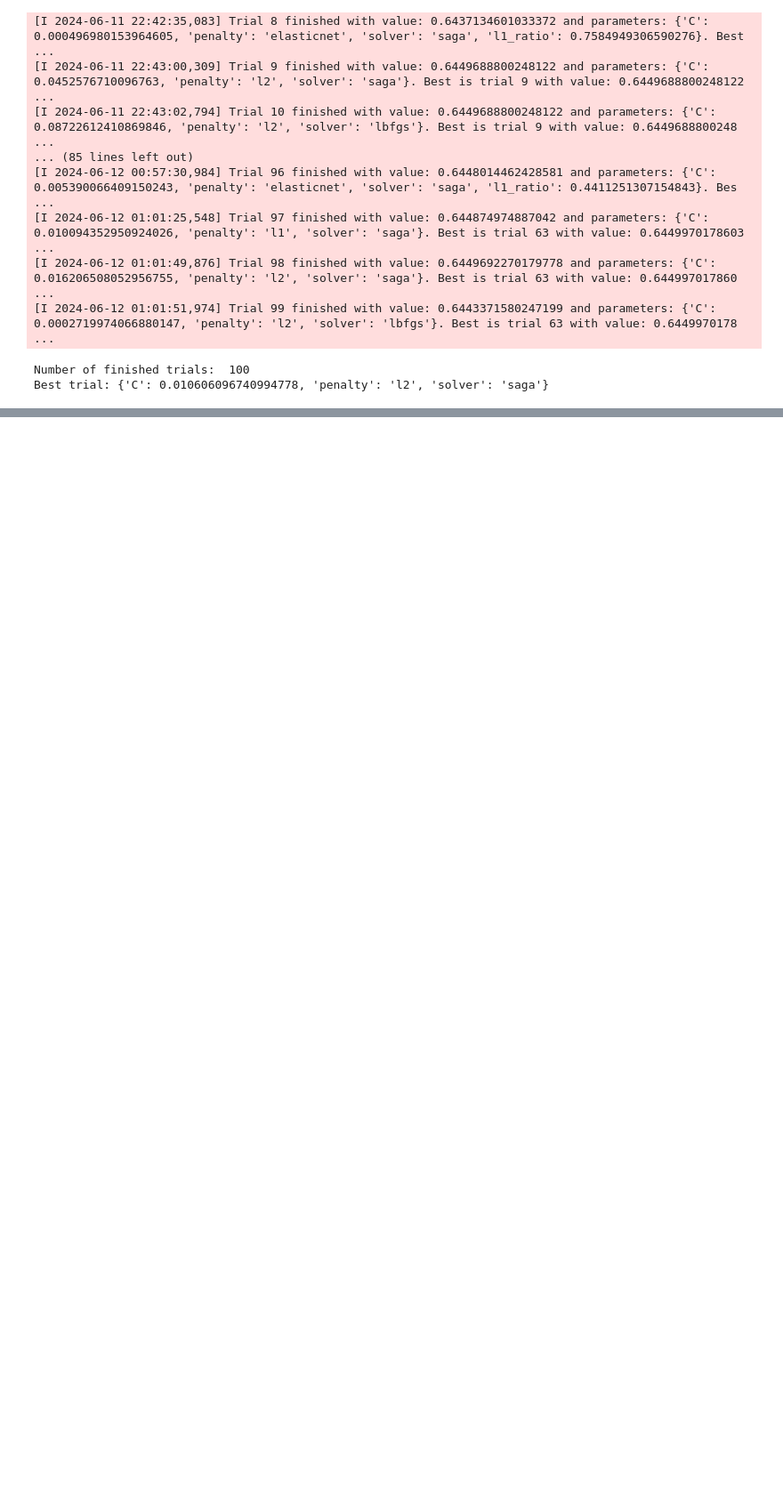
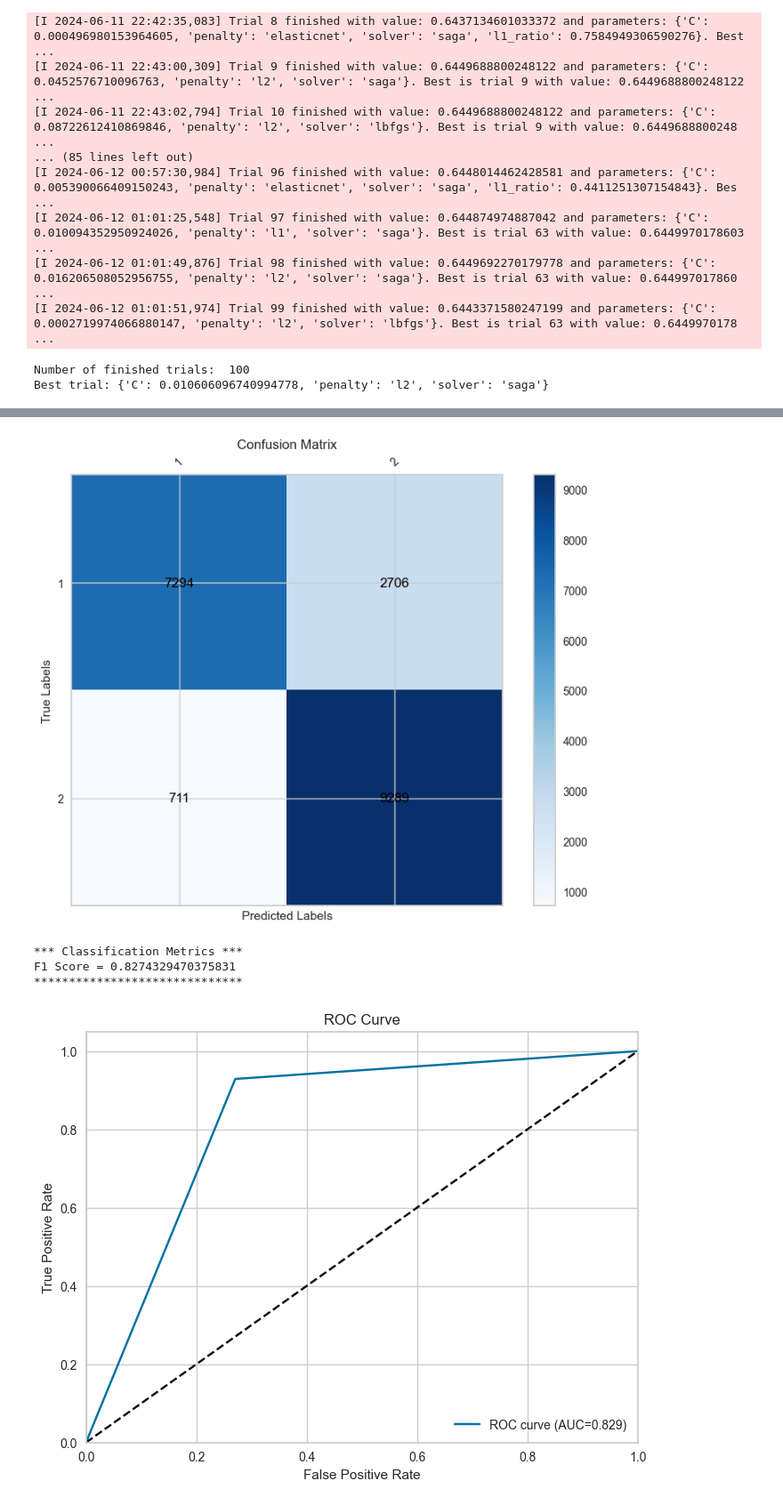
Before and after one commit to Merii-s/Machine-Learning-Smoking-multi-class-classification-, a Jupyter notebook: notebooks/_modeling_regression.ipynb, the cells around one changed output, grey strips where cells are left out. Shown at 89% size. Drawn from its saved outputs; the diff is of its cells as text; code cells hidden in the pictures; blank space fills up the shorter version.

```diff
--- a/notebooks/_modeling_regression.ipynb
+++ b/notebooks/_modeling_regression.ipynb
@@ -735,0 +839,14 @@ Best trial: {'C': 0.010606096740994778, 'penalty': 'l2', 'solver': 'saga'}
+# %%
+# Train a logistic regression model with the best hyperparameters
+logreg = LogisticRegression(C=0.0010463186742213418, penalty='l1', solver='saga', tol=10e-6, random_state=42)
+logreg.fit(X_train_prep, y_train)
+
+# Predict the test data and evaluate the model
+y_test_pred = logreg.predict(X_test_prep)
+evaluate_model_binary(y_test, y_test_pred, logreg.classes_)
+# %% [output]
+[figure, added]
+*** Classification Metrics ***
+F1 Score = 0.8274329470375831
+******************************
+[figure, added]
```
Also changed, not shown: parts of 36 cells of this notebook, 6 other files.
